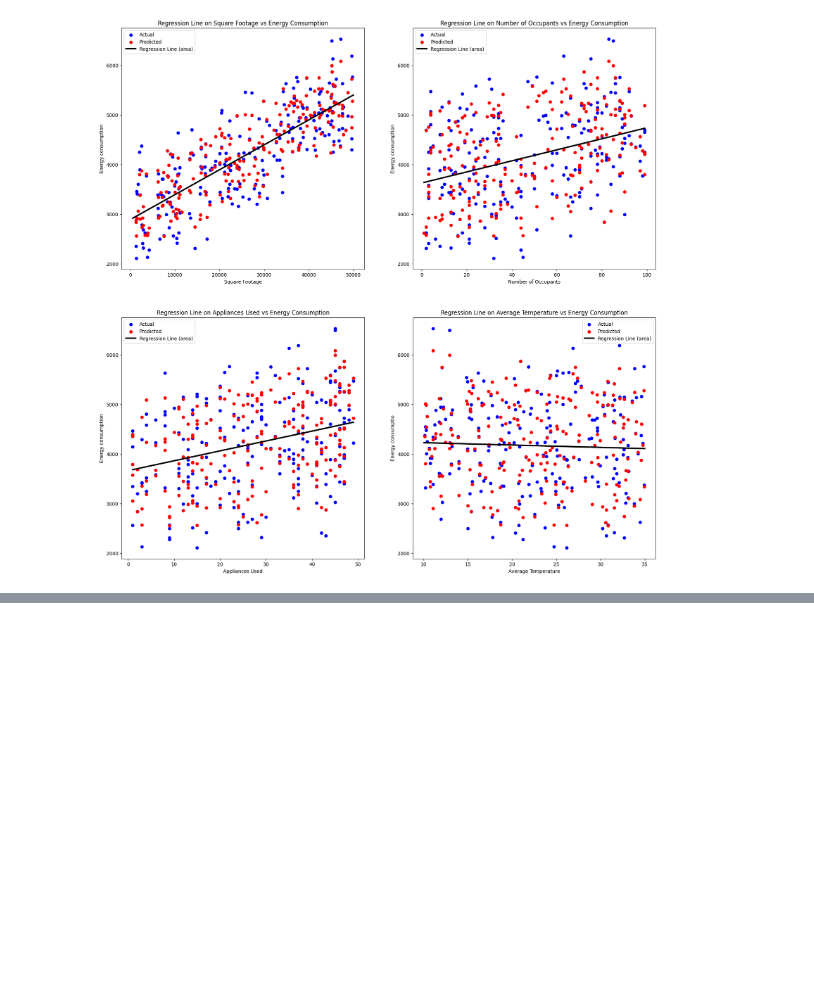
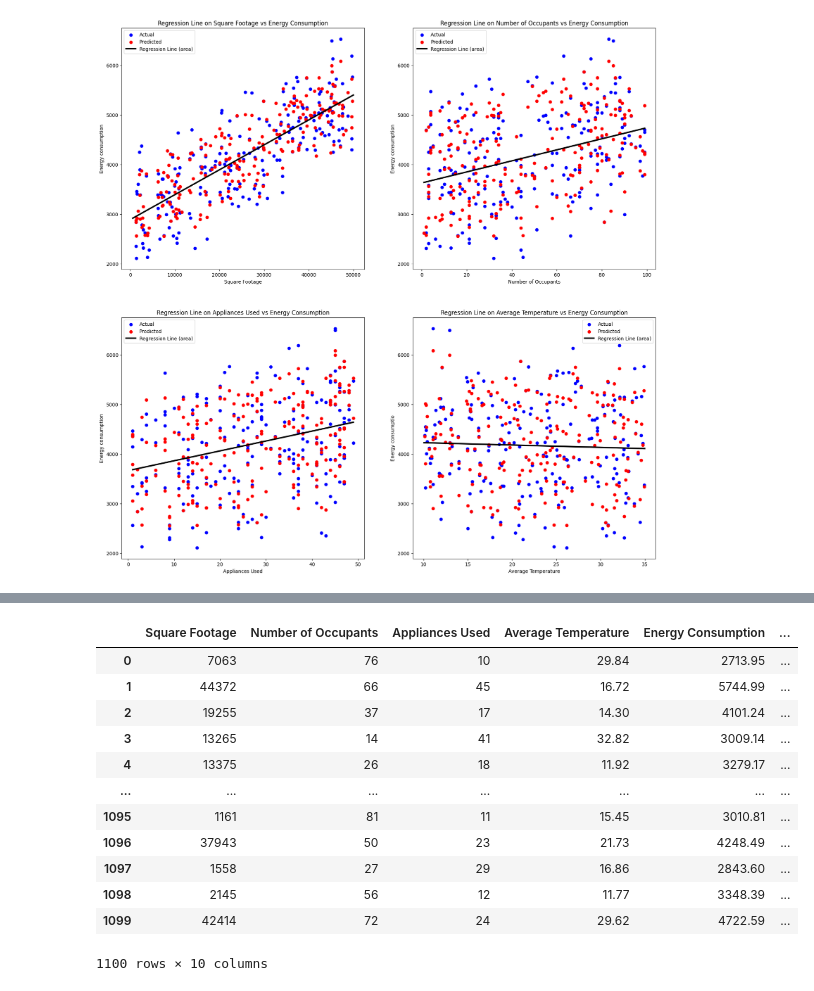
Before and after one commit to SarveshTikekar/CSL701-Machine-Learning, a Jupyter notebook: LinearRegression.ipynb, the cells around one changed output, grey strips where cells are left out. Drawn from its saved outputs; the diff is of its cells as text; code cells hidden in the pictures; blank space fills up the shorter version.

```diff
--- a/LinearRegression.ipynb
+++ b/LinearRegression.ipynb
@@ -370,0 +373,21 @@ axes[1,1].legend()
+# %%
+# For both features Building type and Day of Week, as both are nominal so we use Label Encoding
+data4 = pd.read_csv('Datasets/ElectricityConsumption.csv')
+
+
+data4 = pd.get_dummies(data4, columns=['Building Type', 'Day of Week'])
+data4
+# %% [output]
+|  | Square Footage | Number of Occupants | Appliances Used | Average Temperature | Energy Consumption | ... |
+| 0 | 7063 | 76 | 10 | 29.84 | 2713.95 | ... |
+| 1 | 44372 | 66 | 45 | 16.72 | 5744.99 | ... |
+| 2 | 19255 | 37 | 17 | 14.30 | 4101.24 | ... |
+| 3 | 13265 | 14 | 41 | 32.82 | 3009.14 | ... |
+| 4 | 13375 | 26 | 18 | 11.92 | 3279.17 | ... |
+| ... | ... | ... | ... | ... | ... | ... |
+| 1095 | 1161 | 81 | 11 | 15.45 | 3010.81 | ... |
+| 1096 | 37943 | 50 | 23 | 21.73 | 4248.49 | ... |
+| 1097 | 1558 | 27 | 29 | 16.86 | 2843.60 | ... |
+| 1098 | 2145 | 56 | 12 | 11.77 | 3348.39 | ... |
+| 1099 | 42414 | 72 | 24 | 29.62 | 4722.59 | ... |
+1100 rows × 10 columns
```
Also changed, not shown: parts of 8 cells of this notebook.
